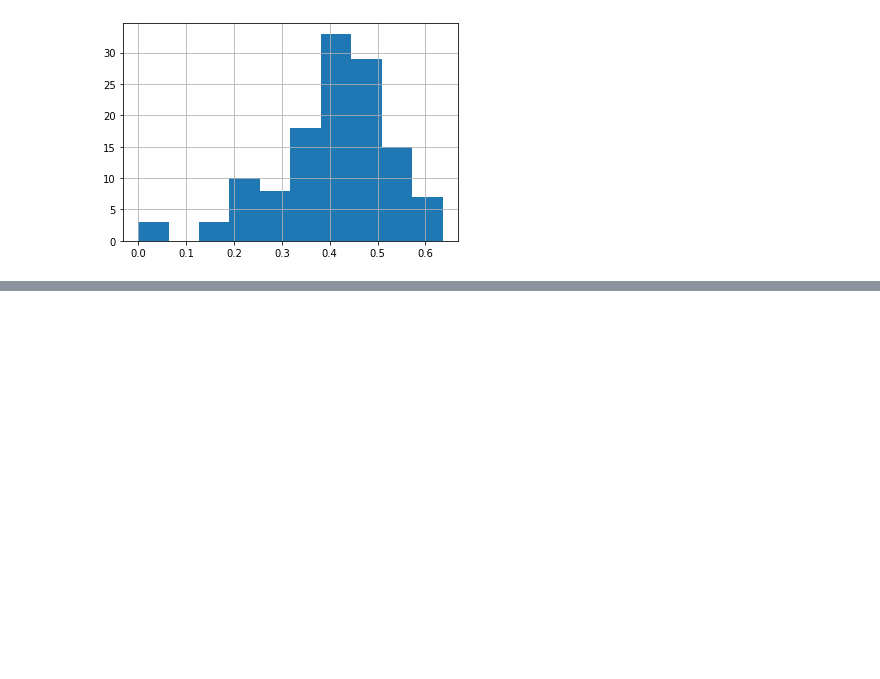
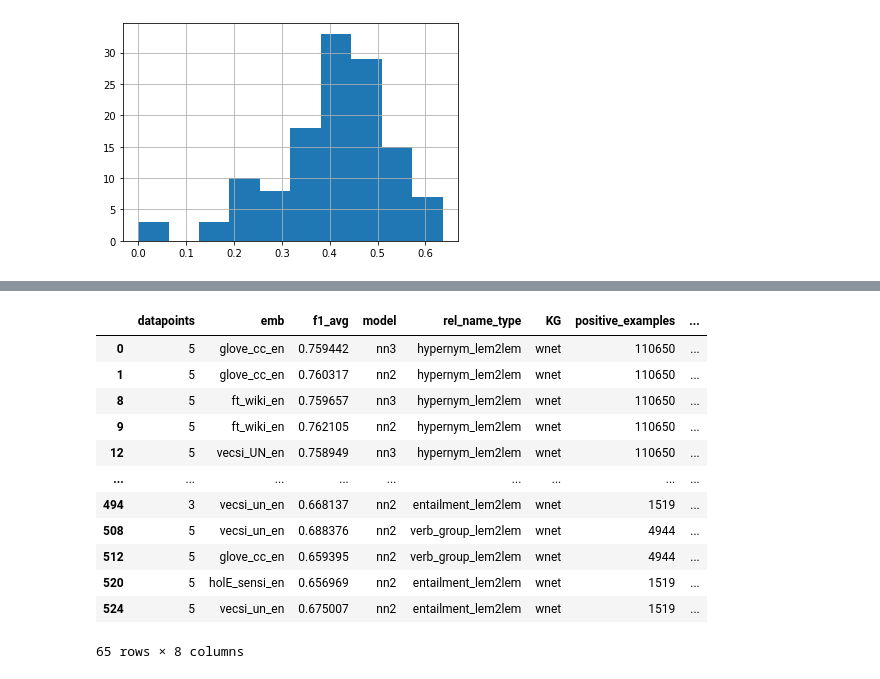
Before and after one commit to hybridnlp/tutorial, a Jupyter notebook: 04a_assessing_relational_knowledge.ipynb, the cells around one changed output, grey strips where cells are left out. Cells and saved outputs as stored; diff of their text form; code cells hidden in the pictures; blank space fills up the shorter version.

Commit message:
Cleaned up and extended analysis of results

```diff
--- a/04a_assessing_relational_knowledge.ipynb
+++ b/04a_assessing_relational_knowledge.ipynb
@@ -437,0 +497,2 @@ embs ['glove_un_en' 'swivel_wiki_en' 'holE_sensi_en' 'ft_un_en' 'ft_cc_en'
+# %%
+aggs_df['delta_f1_to_rand_emb'] = aggs_df.apply(calc_delta_to_rand_fn(aggs_df), axis=1)
@@ -437,0 +501,28 @@ embs ['glove_un_en' 'swivel_wiki_en' 'holE_sensi_en' 'ft_un_en' 'ft_cc_en'
+# %%
+def calc_sigmadelta_to_rand_fn(whole_df, metric='f1'):
+    avg_metric_field = '%s_avg' % metric
+    std_metric_field = '%s_std' % metric
+    def calc_sigmadelta_to_rand(row):
+        rel_name_type = row['rel_name_type']
+        emb = row['emb']
+        result_type = row['result_type']
+        row_avg_metric = row[avg_metric_field]
+        row_std_metric = row[std_metric_field]
+
+        rel_filter = whole_df['rel_name_type'] == rel_name_type
+        rand_filter = whole_df['emb'] == 'rand_en'
+        result_type_filter = whole_df['result_type'] == result_type
+
+        rand_df = whole_df[rel_filter & result_type_filter & rand_filter]
+        rand_avg_metric = rand_df[avg_metric_field].values[0]
+        rand_std_metric = rand_df[std_metric_field].values[0]
+
+        max_std = max(row_std_metric, rand_std_metric)
+
+        #print('rand_metric type', type(rand_metric))
+        delta = row_avg_metric - rand_avg_metric
+        sigma_delta = delta / max_std
+        return sigma_delta
+    return calc_sigmadelta_to_rand
+# %%
+aggs_df['sigdelta_f1_to_rand_emb'] = aggs_df.apply(calc_sigmadelta_to_rand_fn(aggs_df), axis=1)
@@ -437,0 +531,5 @@ embs ['glove_un_en' 'swivel_wiki_en' 'holE_sensi_en' 'ft_un_en' 'ft_cc_en'
+# %%
+def sigdelta_over(value):
+    return aggs_df['sigdelta_f1_to_rand_emb'] > value
+def sigdelta_under(value):
+    return aggs_df['sigdelta_f1_to_rand_emb'] < value
@@ -437,0 +553,17 @@ embs ['glove_un_en' 'swivel_wiki_en' 'holE_sensi_en' 'ft_un_en' 'ft_cc_en'
+# %%
+display_columns = ['datapoints', 'emb', 'f1_avg', 'model', 'rel_name_type', 'KG', 'positive_examples', 'sigdelta_f1_to_rand_emb']
+aggs_df[test_result_filter() & filter_biased_rel_types() & sigdelta_over(2.0) & ~randomrel_filter][display_columns]
+# %% [output]
+|  | datapoints | emb | f1_avg | model | rel_name_type | KG | positive_examples | ... |
+| 0 | 5 | glove_cc_en | 0.759442 | nn3 | hypernym_lem2lem | wnet | 110650 | ... |
+| 1 | 5 | glove_cc_en | 0.760317 | nn2 | hypernym_lem2lem | wnet | 110650 | ... |
+| 8 | 5 | ft_wiki_en | 0.759657 | nn3 | hypernym_lem2lem | wnet | 110650 | ... |
+| 9 | 5 | ft_wiki_en | 0.762105 | nn2 | hypernym_lem2lem | wnet | 110650 | ... |
+| 12 | 5 | vecsi_UN_en | 0.758949 | nn3 | hypernym_lem2lem | wnet | 110650 | ... |
+| ... | ... | ... | ... | ... | ... | ... | ... | ... |
+| 494 | 3 | vecsi_un_en | 0.668137 | nn2 | entailment_lem2lem | wnet | 1519 | ... |
+| 508 | 5 | vecsi_un_en | 0.688376 | nn2 | verb_group_lem2lem | wnet | 4944 | ... |
+| 512 | 5 | glove_cc_en | 0.659395 | nn2 | verb_group_lem2lem | wnet | 4944 | ... |
+| 520 | 5 | holE_sensi_en | 0.656969 | nn2 | entailment_lem2lem | wnet | 1519 | ... |
+| 524 | 5 | vecsi_un_en | 0.675007 | nn2 | entailment_lem2lem | wnet | 1519 | ... |
+65 rows × 8 columns
```
Also changed, not shown: parts of 31 cells of this notebook.
